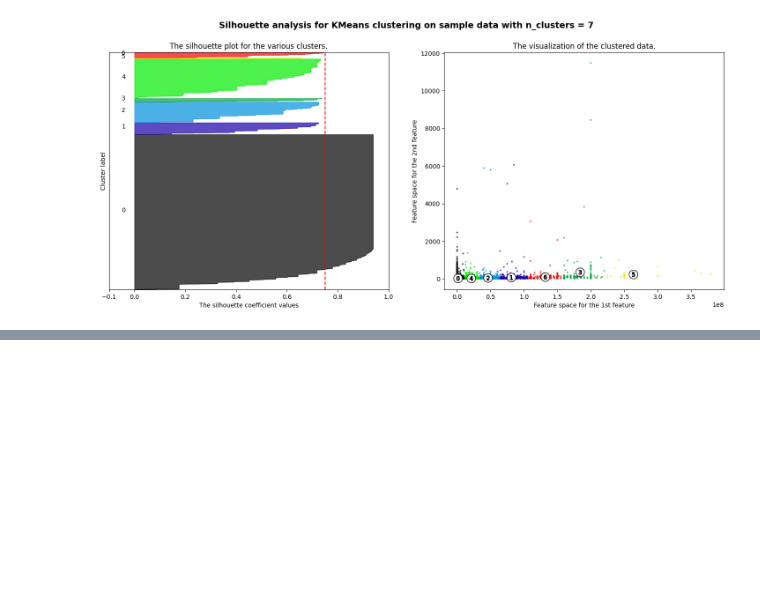
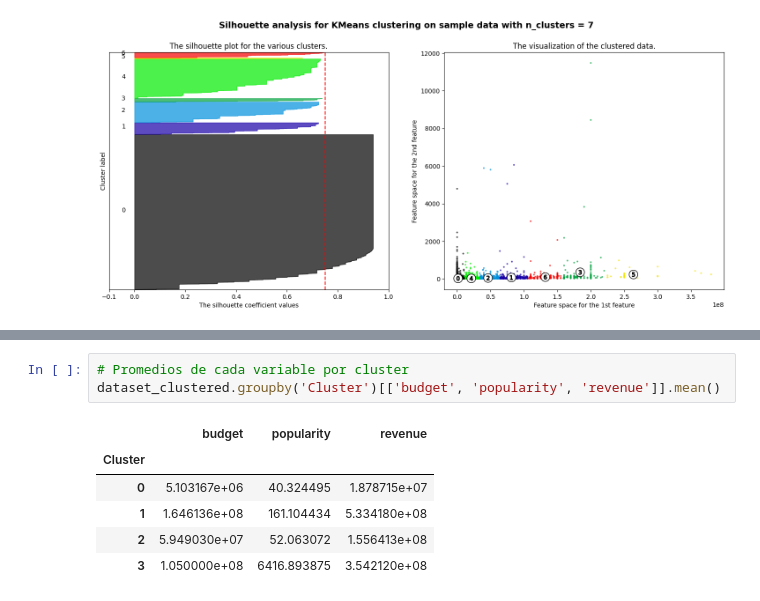
Before and after one commit to Czar272/HT2-DM, a Jupyter notebook: clustering.ipynb, the cells around one changed output, grey strips where cells are left out. Cells and saved outputs as stored; diff of their text form; blank space fills up the shorter version.

```diff
--- a/clustering.ipynb
+++ b/clustering.ipynb
@@ -303,0 +316,10 @@ Esto último se refuerza al ver que en el gráfico de k-means, 4 es el número d
+# %%
+# Promedios de cada variable por cluster
+dataset_clustered.groupby('Cluster')[['budget', 'popularity', 'revenue']].mean()
+# %% [output]
+|  | budget | popularity | revenue |
+| Cluster |  |  |  |
+| 0 | 5.103167e+06 | 40.324495 | 1.878715e+07 |
+| 1 | 1.646136e+08 | 161.104434 | 5.334180e+08 |
+| 2 | 5.949030e+07 | 52.063072 | 1.556413e+08 |
+| 3 | 1.050000e+08 | 6416.893875 | 3.542120e+08 |
```
Also changed, not shown: parts of 6 cells of this notebook.
